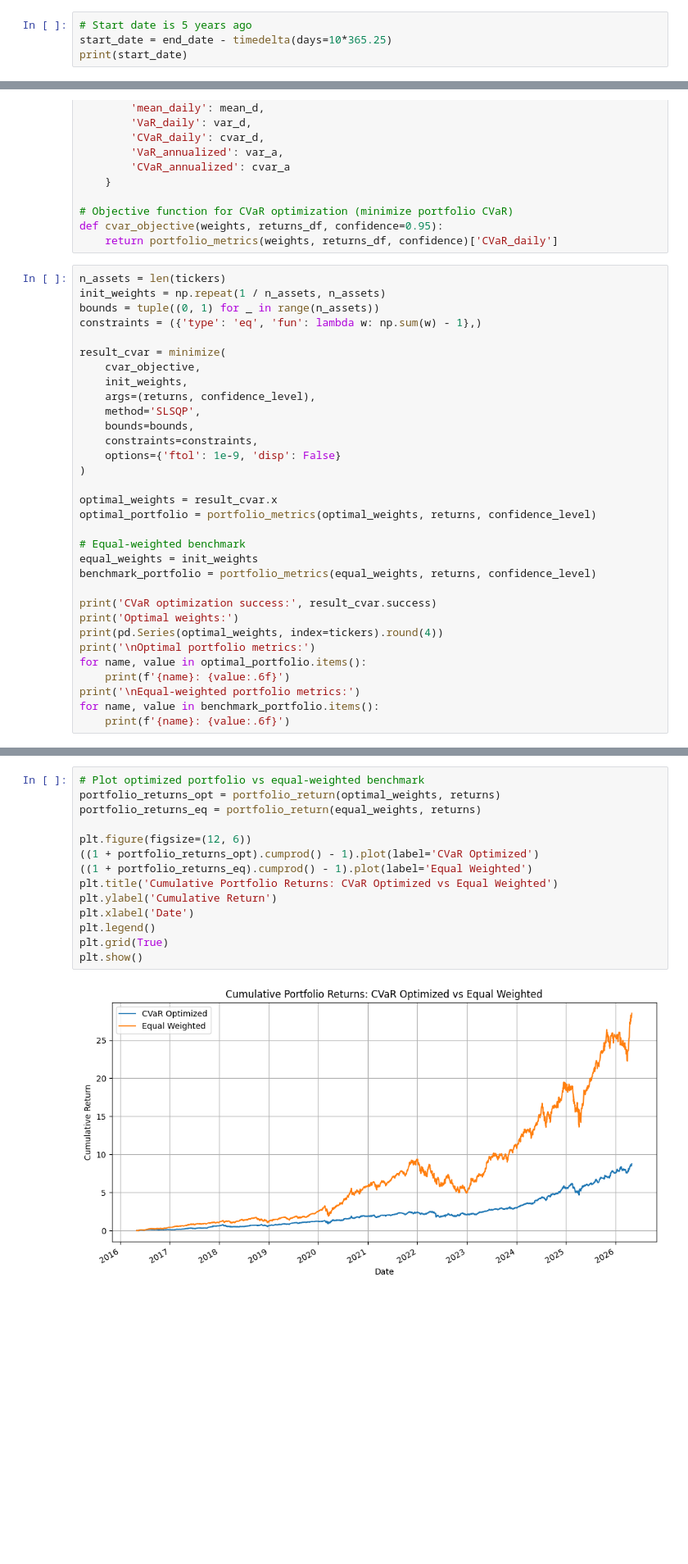
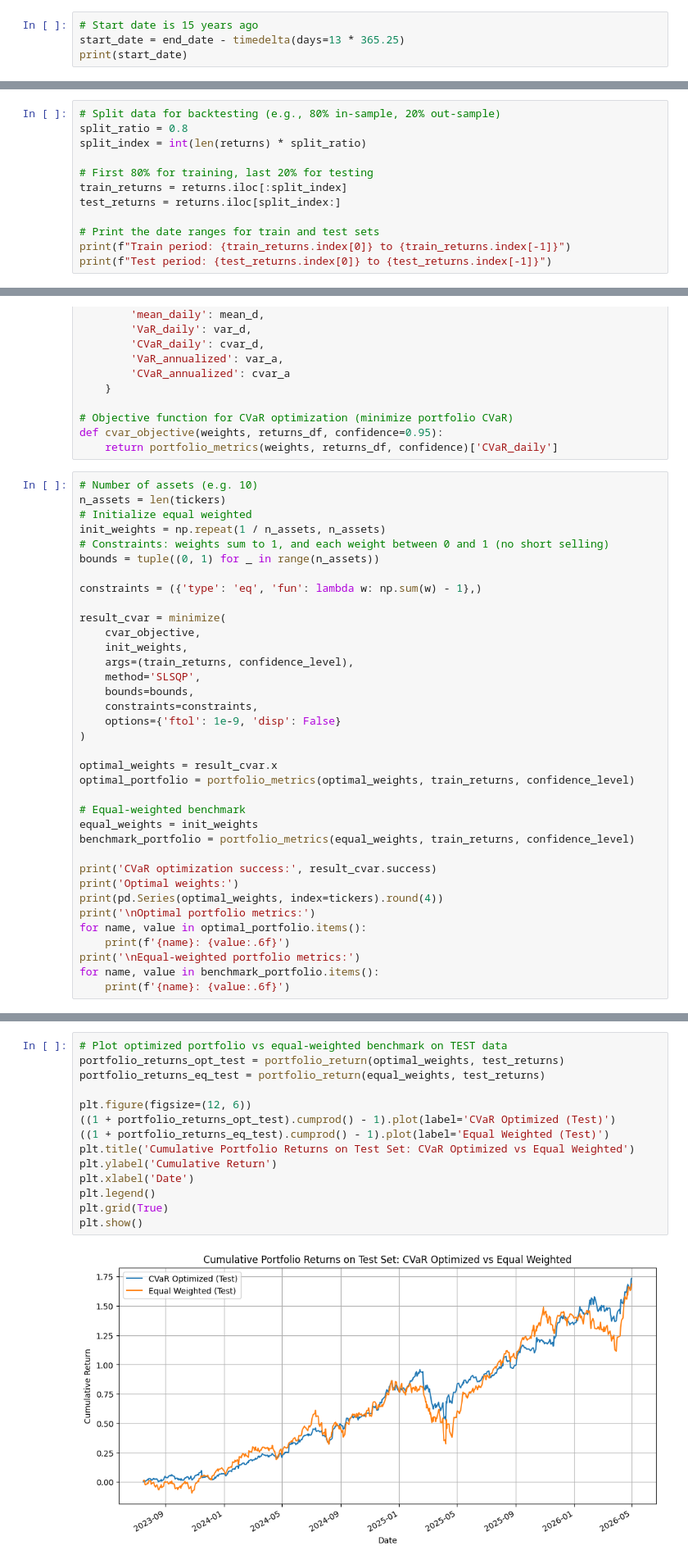
Before and after one commit to JarvisHunter/optimization_final_project, a Jupyter notebook: task2.ipynb, the cells around one changed output, grey strips where cells are left out. Shown at 82% size. Drawn from its saved outputs; the diff is of its cells as text; blank space fills up the shorter version.

Commit message:
first stage

```diff
--- a/task2.ipynb
+++ b/task2.ipynb
@@ -23,5 +23,5 @@ print(end_date)
 # %%
-# Start date is 5 years ago
-start_date = end_date - timedelta(days=10*365.25)
+# Start date is 15 years ago
+start_date = end_date - timedelta(days=13 * 365.25)
 print(start_date)
 # %% [output]
@@ -109,0 +167,12 @@ plt.show()
+# %%
+# Split data for backtesting (e.g., 80% in-sample, 20% out-sample)
+split_ratio = 0.8
+split_index = int(len(returns) * split_ratio)
+
+# First 80% for training, last 20% for testing
+train_returns = returns.iloc[:split_index]
+test_returns = returns.iloc[split_index:]
+
+# Print the date ranges for train and test sets
+print(f"Train period: {train_returns.index[0]} to {train_returns.index[-1]}")
+print(f"Test period: {test_returns.index[0]} to {test_returns.index[-1]}")
@@ -192,15 +267,19 @@ def portfolio_metrics(weights, returns_df, confidence=0.95, trading_days=252):
 def cvar_objective(weights, returns_df, confidence=0.95):
     return portfolio_metrics(weights, returns_df, confidence)['CVaR_daily']
 # %%
+# Number of assets (e.g. 10)
 n_assets = len(tickers)
+# Initialize equal weighted
 init_weights = np.repeat(1 / n_assets, n_assets)
+# Constraints: weights sum to 1, and each weight between 0 and 1 (no short selling)
 bounds = tuple((0, 1) for _ in range(n_assets))
+
 constraints = ({'type': 'eq', 'fun': lambda w: np.sum(w) - 1},)
 
 result_cvar = minimize(
     cvar_objective,
     init_weights,
-    args=(returns, confidence_level),
+    args=(train_returns, confidence_level),
     method='SLSQP',
     bounds=bounds,
     constraints=constraints,
@@ -208,11 +287,11 @@ result_cvar = minimize(
 )
 
 optimal_weights = result_cvar.x
-optimal_portfolio = portfolio_metrics(optimal_weights, returns, confidence_level)
+optimal_portfolio = portfolio_metrics(optimal_weights, train_returns, confidence_level)
 
 # Equal-weighted benchmark
 equal_weights = init_weights
-benchmark_portfolio = portfolio_metrics(equal_weights, returns, confidence_level)
+benchmark_portfolio = portfolio_metrics(equal_weights, train_returns, confidence_level)
 
 print('CVaR optimization success:', result_cvar.success)
 print('Optimal weights:')
@@ -244,18 +325,18 @@ CVaR_annualized: 0.638584
 # %%
-# Plot optimized portfolio vs equal-weighted benchmark
-portfolio_returns_opt = portfolio_return(optimal_weights, returns)
-portfolio_returns_eq = portfolio_return(equal_weights, returns)
+# Plot optimized portfolio vs equal-weighted benchmark on TEST data
+portfolio_returns_opt_test = portfolio_return(optimal_weights, test_returns)
+portfolio_returns_eq_test = portfolio_return(equal_weights, test_returns)
 
 plt.figure(figsize=(12, 6))
-((1 + portfolio_returns_opt).cumprod() - 1).plot(label='CVaR Optimized')
-((1 + portfolio_returns_eq).cumprod() - 1).plot(label='Equal Weighted')
-plt.title('Cumulative Portfolio Returns: CVaR Optimized vs Equal Weighted')
+((1 + portfolio_returns_opt_test).cumprod() - 1).plot(label='CVaR Optimized (Test)')
+((1 + portfolio_returns_eq_test).cumprod() - 1).plot(label='Equal Weighted (Test)')
+plt.title('Cumulative Portfolio Returns on Test Set: CVaR Optimized vs Equal Weighted')
 plt.ylabel('Cumulative Return')
 plt.xlabel('Date')
 plt.legend()
 plt.grid(True)
 plt.show()
 # %% [output]
-[figure, old version]
+[figure, new version]
 # %% [markdown]
 ### (Optional) Mean-CVaR Optimization
```
Also changed, not shown: parts of 34 cells of this notebook, 1 other file.
